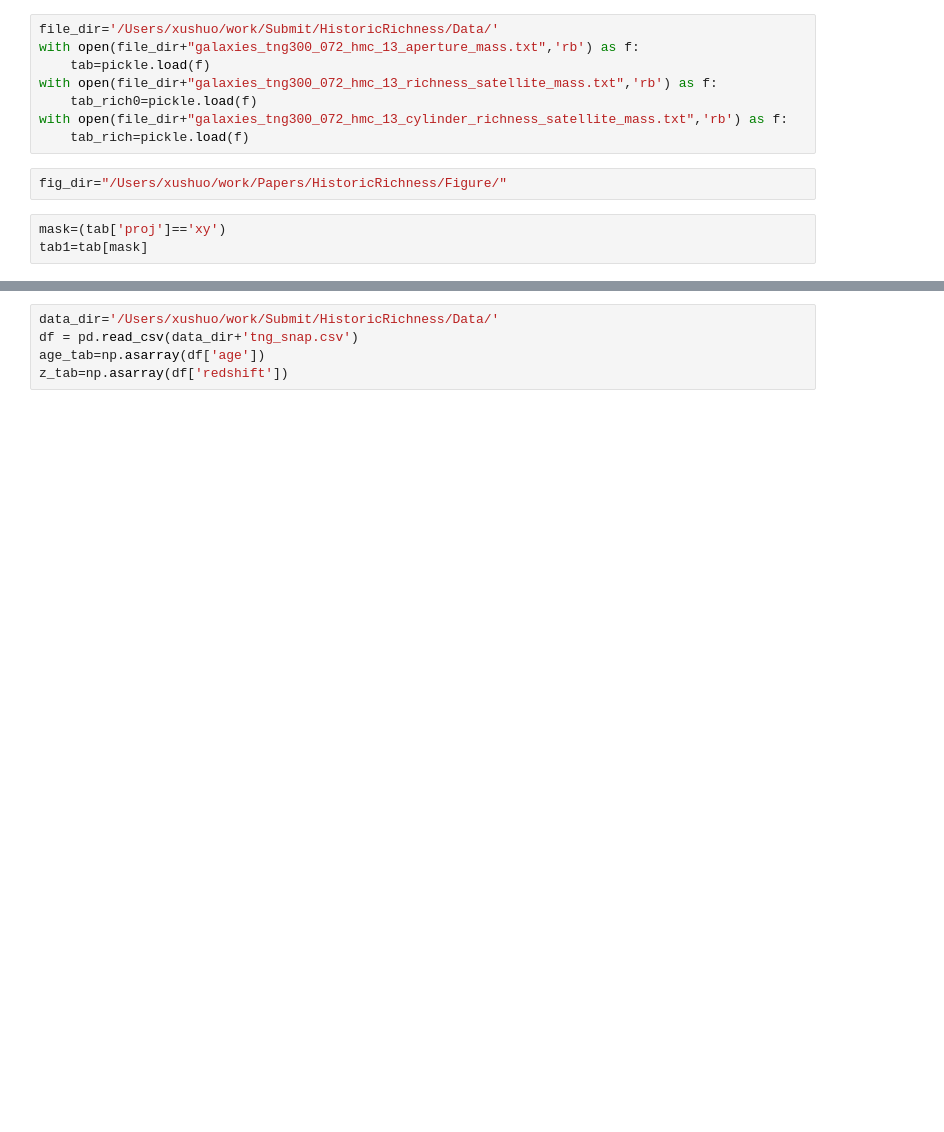
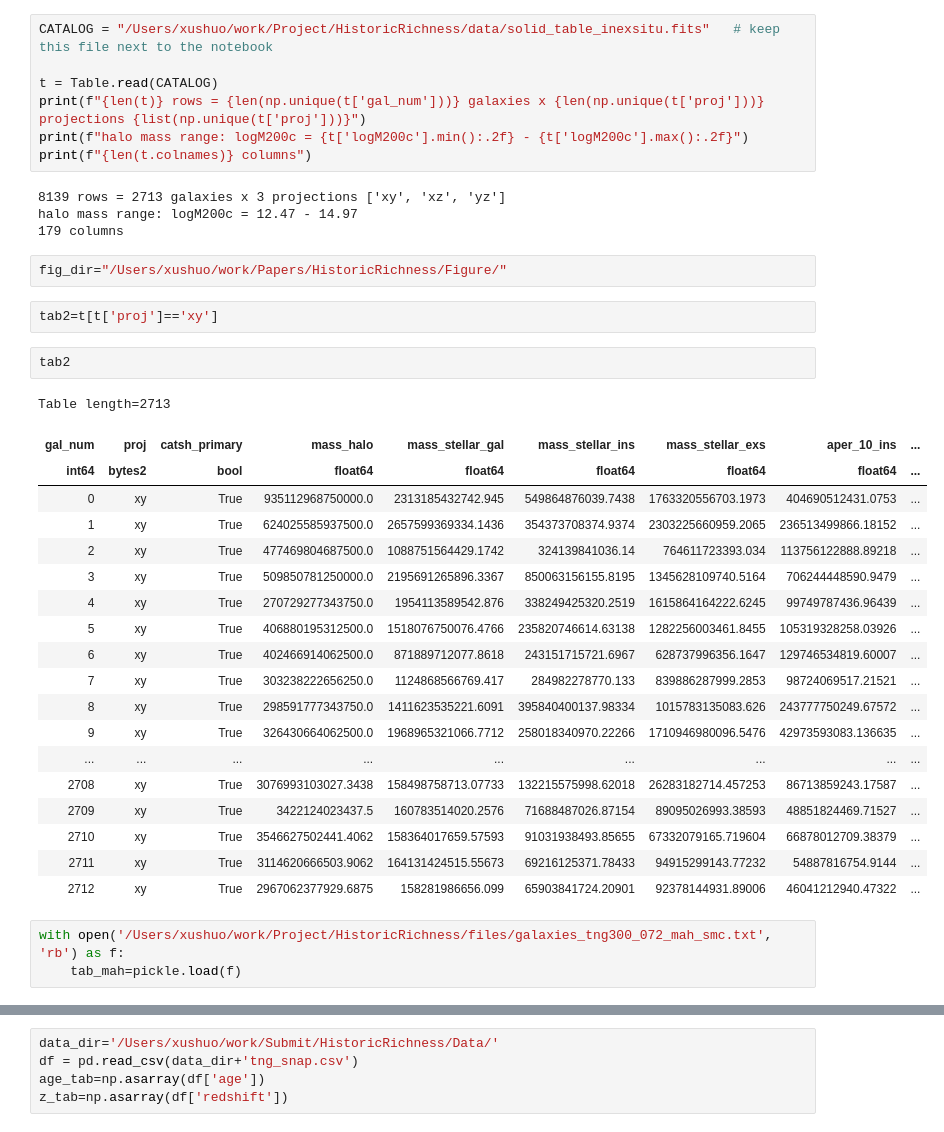
Before and after one commit to Xuchuyi/radial_fossil, a Jupyter notebook: FigureNotebooks/Fig3.ipynb, the cells around one changed output, grey strips where cells are left out. Saved outputs shown, nothing was run; the diff lists cells and outputs as text; blank space fills up the shorter version.

```diff
--- a/FigureNotebooks/Fig3.ipynb
+++ b/FigureNotebooks/Fig3.ipynb
@@ -58,13 +55,40 @@ Set the environment variable OUTDATED_IGNORE=1 to disable these warnings.
-# %%
-file_dir='/Users/xushuo/work/Submit/HistoricRichness/Data/'
-with open(file_dir+"galaxies_tng300_072_hmc_13_aperture_mass.txt",'rb') as f:
-    tab=pickle.load(f)
-with open(file_dir+"galaxies_tng300_072_hmc_13_richness_satellite_mass.txt",'rb') as f:
-    tab_rich0=pickle.load(f)
-with open(file_dir+"galaxies_tng300_072_hmc_13_cylinder_richness_satellite_mass.txt",'rb') as f:
-    tab_rich=pickle.load(f)
+# %%
+CATALOG = "/Users/xushuo/work/Project/HistoricRichness/data/solid_table_inexsitu.fits"   # keep this file next to the notebook
+
+t = Table.read(CATALOG)
+print(f"{len(t)} rows = {len(np.unique(t['gal_num']))} galaxies x {len(np.unique(t['proj']))} projections {list(np.unique(t['proj']))}")
+print(f"halo mass range: logM200c = {t['logM200c'].min():.2f} - {t['logM200c'].max():.2f}")
+print(f"{len(t.colnames)} columns")
+# %% [output]
+8139 rows = 2713 galaxies x 3 projections ['xy', 'xz', 'yz']
+halo mass range: logM200c = 12.47 - 14.97
+179 columns
 # %%
 fig_dir="/Users/xushuo/work/Papers/HistoricRichness/Figure/"
-# %%
-mask=(tab['proj']=='xy')
-tab1=tab[mask]
+# %%
+tab2=t[t['proj']=='xy']
+# %%
+tab2
+# %% [output]
+Table length=2713
+| gal_num | proj | catsh_primary | mass_halo | mass_stellar_gal | mass_stellar_ins | mass_stellar_exs | aper_10_ins | ... |
+| int64 | bytes2 | bool | float64 | float64 | float64 | float64 | float64 | ... |
+| 0 | xy | True | 935112968750000.0 | 2313185432742.945 | 549864876039.7438 | 1763320556703.1973 | 404690512431.0753 | ... |
+| 1 | xy | True | 624025585937500.0 | 2657599369334.1436 | 354373708374.9374 | 2303225660959.2065 | 236513499866.18152 | ... |
+| 2 | xy | True | 477469804687500.0 | 1088751564429.1742 | 324139841036.14 | 764611723393.034 | 113756122888.89218 | ... |
+| 3 | xy | True | 509850781250000.0 | 2195691265896.3367 | 850063156155.8195 | 1345628109740.5164 | 706244448590.9479 | ... |
+| 4 | xy | True | 270729277343750.0 | 1954113589542.876 | 338249425320.2519 | 1615864164222.6245 | 99749787436.96439 | ... |
+| 5 | xy | True | 406880195312500.0 | 1518076750076.4766 | 235820746614.63138 | 1282256003461.8455 | 105319328258.03926 | ... |
+| 6 | xy | True | 402466914062500.0 | 871889712077.8618 | 243151715721.6967 | 628737996356.1647 | 129746534819.60007 | ... |
+| 7 | xy | True | 303238222656250.0 | 1124868566769.417 | 284982278770.133 | 839886287999.2853 | 98724069517.21521 | ... |
+| 8 | xy | True | 298591777343750.0 | 1411623535221.6091 | 395840400137.98334 | 1015783135083.626 | 243777750249.67572 | ... |
+| 9 | xy | True | 326430664062500.0 | 1968965321066.7712 | 258018340970.22266 | 1710946980096.5476 | 42973593083.136635 | ... |
+| ... | ... | ... | ... | ... | ... | ... | ... | ... |
+| 2708 | xy | True | 3076993103027.3438 | 158498758713.07733 | 132215575998.62018 | 26283182714.457253 | 86713859243.17587 | ... |
+| 2709 | xy | True | 3422124023437.5 | 160783514020.2576 | 71688487026.87154 | 89095026993.38593 | 48851824469.71527 | ... |
+| 2710 | xy | True | 3546627502441.4062 | 158364017659.57593 | 91031938493.85655 | 67332079165.719604 | 66878012709.38379 | ... |
+| 2711 | xy | True | 3114620666503.9062 | 164131424515.55673 | 69216125371.78433 | 94915299143.77232 | 54887816754.9144 | ... |
+| 2712 | xy | True | 2967062377929.6875 | 158281986656.099 | 65903841724.20901 | 92378144931.89006 | 46041212940.47322 | ... |
+# %%
+with open('/Users/xushuo/work/Project/HistoricRichness/files/galaxies_tng300_072_mah_smc.txt', 'rb') as f:
+    tab_mah=pickle.load(f)
```
Also changed, not shown: parts of 18 cells of this notebook, 4 other files.
